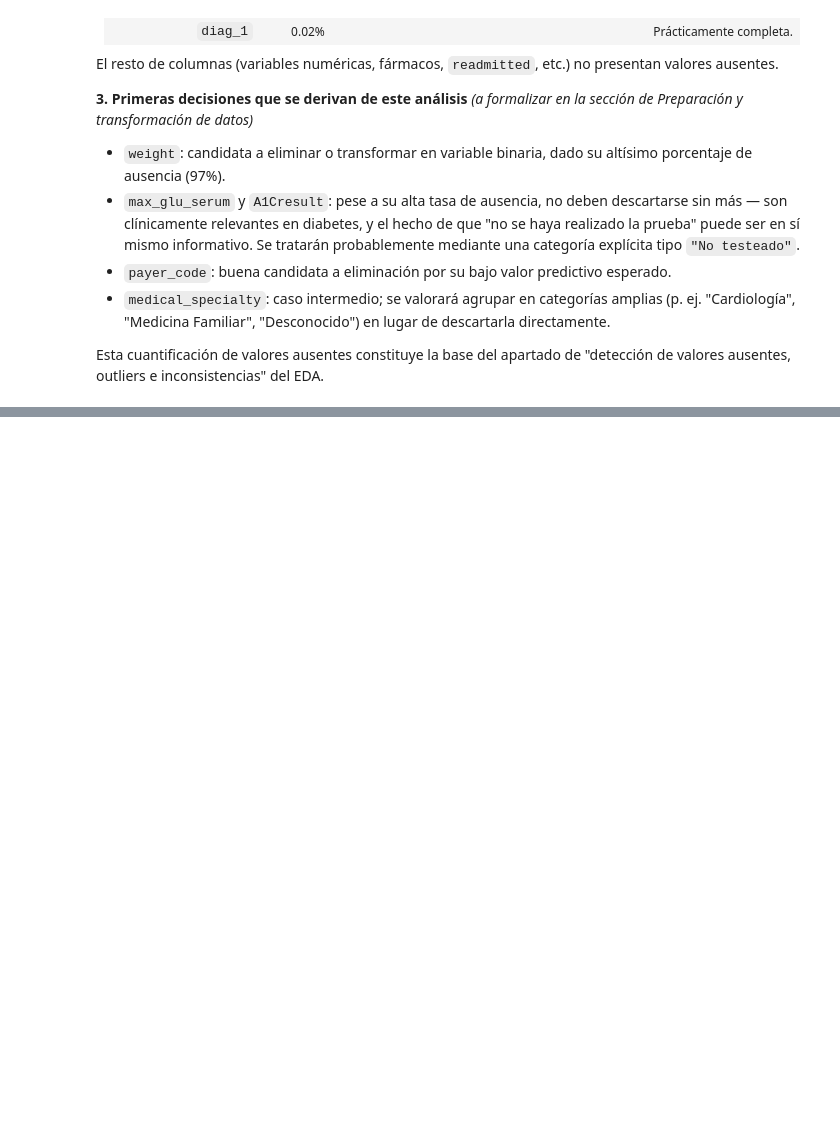
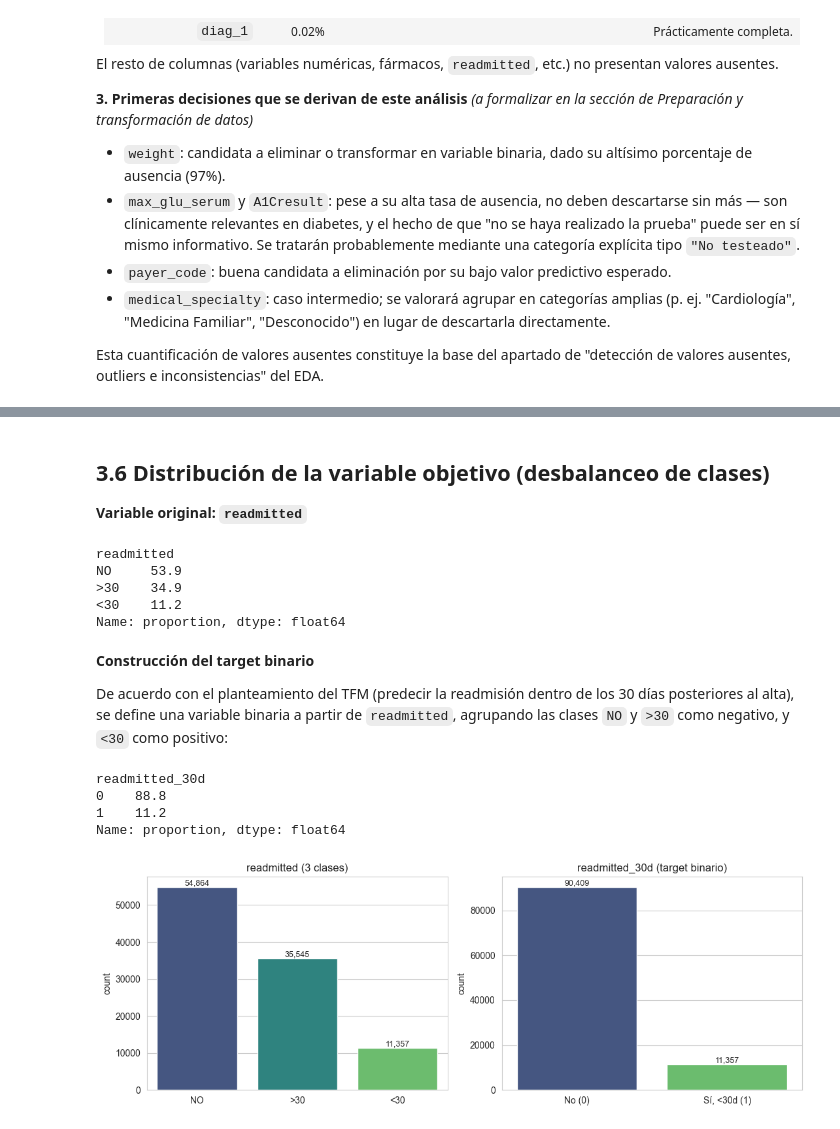
Before and after one commit to lballinamunoz/tfm-readmision-diabetes, a Jupyter notebook: notebooks/analisis_diabetes.ipynb, the cells around one changed output, grey strips where cells are left out. Drawn from its saved outputs; the diff is of its cells as text; code cells hidden in the pictures; blank space fills up the shorter version.

```diff
--- a/notebooks/analisis_diabetes.ipynb
+++ b/notebooks/analisis_diabetes.ipynb
@@ -127,0 +244,4 @@ Esta cuantificación de valores ausentes constituye la base del apartado de "det
+# %%
+df['admission_type_desc'] = df['admission_type_id'].astype(str).map(type_dict)
+df['discharge_disposition_desc'] = df['discharge_disposition_id'].astype(str).map(discharge_dict)
+df['admission_source_desc'] = df['admission_source_id'].astype(str).map(source_dict)
@@ -127,0 +386,62 @@ Esta cuantificación de valores ausentes constituye la base del apartado de "det
+# %% [markdown]
+## 3.6 Distribución de la variable objetivo (desbalanceo de clases)
+
+**Variable original: `readmitted`**
+# %%
+df['readmitted'].value_counts()
+df['readmitted'].value_counts(normalize=True).round(3) * 100
+# %% [output]
+readmitted
+NO     53.9
+>30    34.9
+<30    11.2
+Name: proportion, dtype: float64
+# %% [markdown]
+**Construcción del target binario**
+
+De acuerdo con el planteamiento del TFM (predecir la readmisión dentro de los 30 días posteriores al alta), se define una variable binaria a partir de `readmitted`, agrupando las clases `NO` y `>30` como negativo, y `<30` como positivo:
+# %%
+df['readmitted_30d'] = (df['readmitted'] == '<30').astype(int)
+df['readmitted_30d'].value_counts()
+df['readmitted_30d'].value_counts(normalize=True).round(3) * 100
+# %% [output]
+readmitted_30d
+0    88.8
+1    11.2
+Name: proportion, dtype: float64
+# %%
+sns.set_style('whitegrid')
+
+# Aseguramos que existe la variable binaria
+df['readmitted_30d'] = (df['readmitted'] == '<30').astype(int)
+
+fig, axes = plt.subplots(1, 2, figsize=(11, 4))
+
+# --- Gráfico 1: readmitted original (3 clases) ---
+order = ['NO', '>30', '<30']
+ax0 = sns.countplot(data=df, x='readmitted', order=order,
+                     hue='readmitted', legend=False, palette='viridis', ax=axes[0])
+axes[0].set_title('readmitted (3 clases)')
+axes[0].set_xlabel('')
+for p in ax0.patches:
+    ax0.annotate(f'{int(p.get_height()):,}',
+                 (p.get_x() + p.get_width() / 2, p.get_height()),
+                 ha='center', va='bottom', fontsize=9)
+
+# --- Gráfico 2: readmitted_30d (target binario) ---
+ax1 = sns.countplot(data=df, x='readmitted_30d',
+                     hue='readmitted_30d', legend=False,
+                     palette=['#3b528b', '#5ec962'], ax=axes[1])
+axes[1].set_title('readmitted_30d (target binario)')
+axes[1].set_xticks([0, 1])
+axes[1].set_xticklabels(['No (0)', 'Sí, <30d (1)'])
+axes[1].set_xlabel('')
+for p in ax1.patches:
+    ax1.annotate(f'{int(p.get_height()):,}',
+                 (p.get_x() + p.get_width() / 2, p.get_height()),
+                 ha='center', va='bottom', fontsize=9)
+
+plt.tight_layout()
+plt.show()
+# %% [output]
+[figure, added]
```
Also changed, not shown: parts of 29 cells of this notebook, 5 other files.
